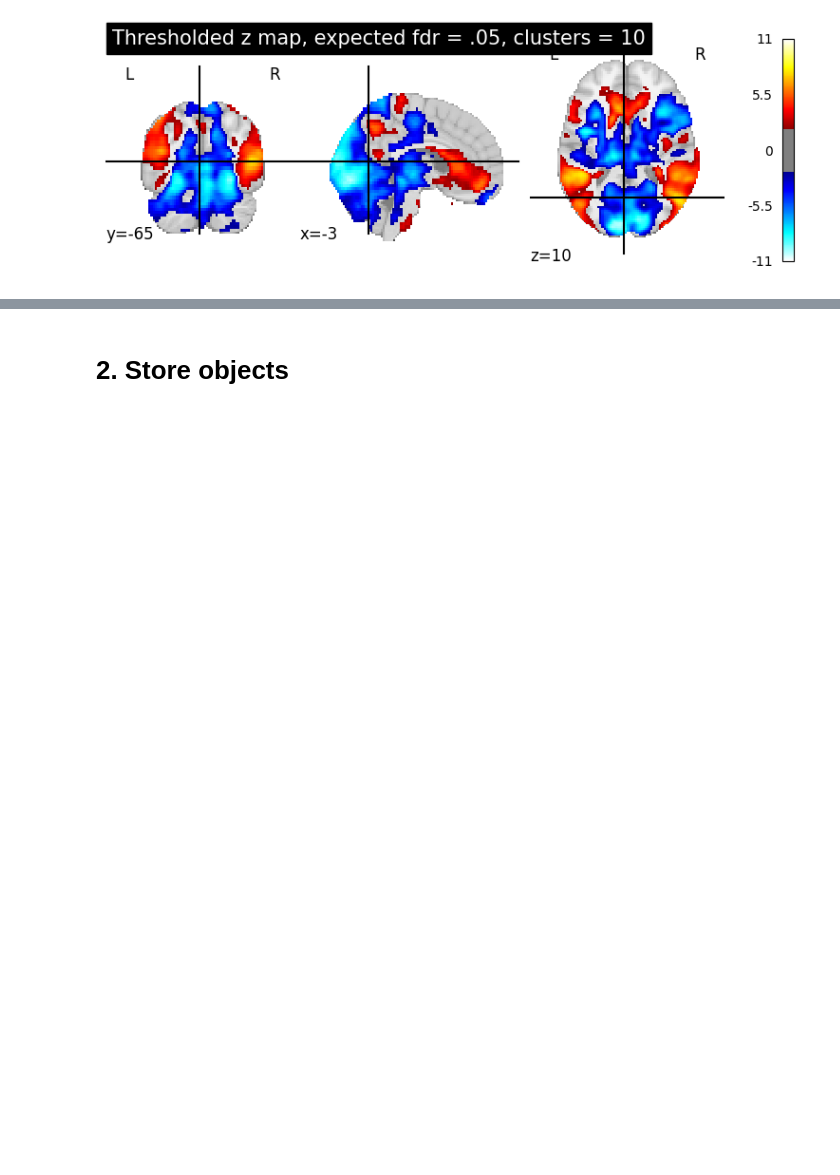
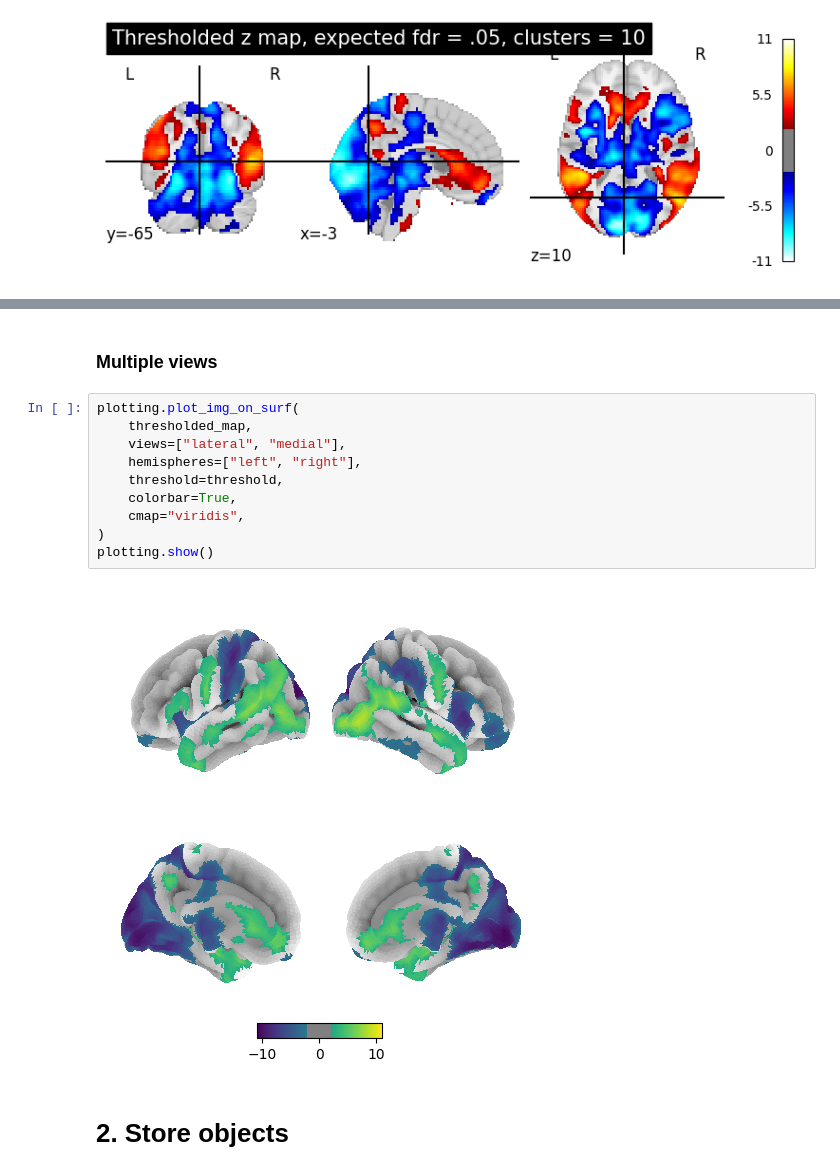
Before and after one commit to dominikpegler/tewa2-neuroimaging, a Jupyter notebook: assignments/Group assignment/Group assignment.ipynb, the cells around one changed output, grey strips where cells are left out. Saved outputs shown, nothing was run; the diff lists cells and outputs as text; blank space fills up the shorter version.

```diff
--- a/assignments/Group assignment/Group assignment.ipynb
+++ b/assignments/Group assignment/Group assignment.ipynb
@@ -226,3 +265,17 @@ fig.show()
+# %% [markdown]
+### Multiple views
+# %%
+plotting.plot_img_on_surf(
+    thresholded_map,
+    views=["lateral", "medial"],
+    hemispheres=["left", "right"],
+    threshold=threshold,
+    colorbar=True,
+    cmap="viridis",
+)
+plotting.show()
+# %% [output]
+[figure, added]
 # %% [markdown]
 # 2. Store objects
 # %% [markdown]
```
Also changed, not shown: parts of 10 cells of this notebook.
